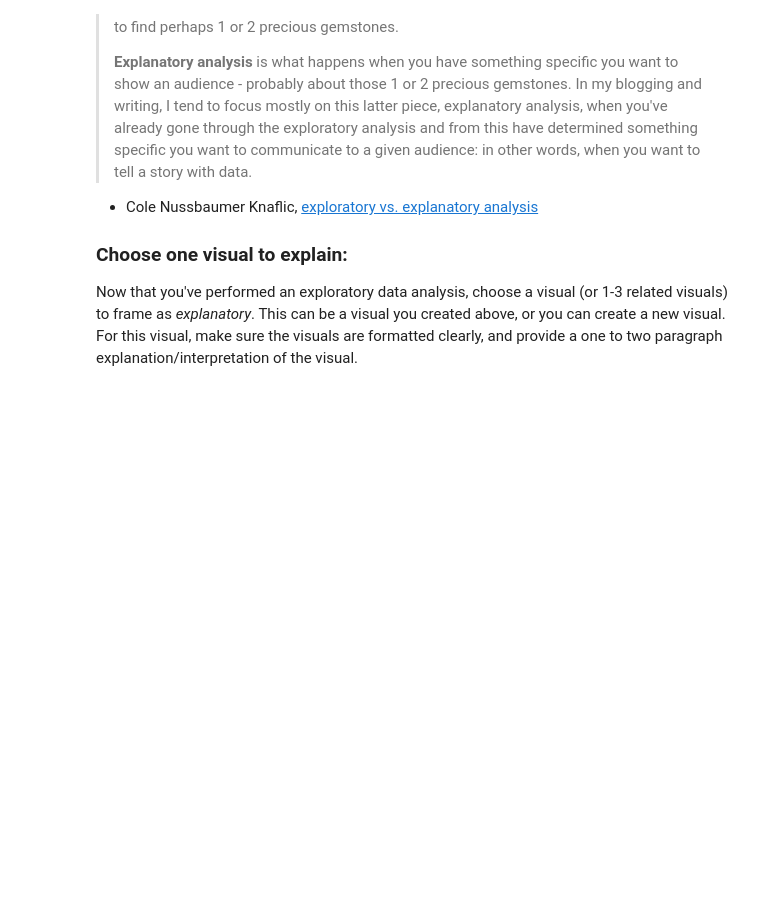
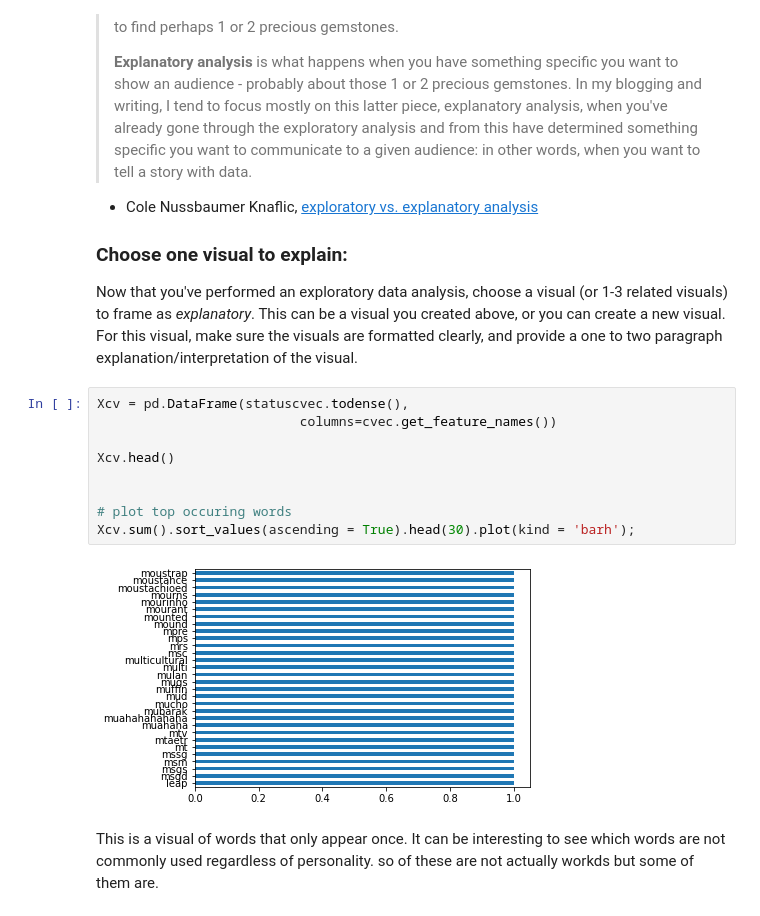
Before and after one commit to DavidMarmor/nlp_classification, a Jupyter notebook: labs/5.02-lab-nlp-eda-master/5.02-lab-nlp-eda-master/starter-code.ipynb, the cells around one changed output. Drawn from its saved outputs; the diff is of its cells as text; blank space fills up the shorter version.

```diff
--- a/labs/5.02-lab-nlp-eda-master/5.02-lab-nlp-eda-master/starter-code.ipynb
+++ b/labs/5.02-lab-nlp-eda-master/5.02-lab-nlp-eda-master/starter-code.ipynb
@@ -456,3 +523,16 @@ The focus here is on "explore" -- you might not find anything of particular inte
 ### Choose one visual to explain:
 
 Now that you've performed an exploratory data analysis, choose a visual (or 1-3 related visuals) to frame as _explanatory_. This can be a visual you created above, or you can create a new visual. For this visual, make sure the visuals are formatted clearly, and provide a one to two paragraph explanation/interpretation of the visual.
+# %%
+Xcv = pd.DataFrame(statuscvec.todense(),
+                          columns=cvec.get_feature_names())
+
+Xcv.head()
+
+
+# plot top occuring words
+Xcv.sum().sort_values(ascending = True).head(30).plot(kind = 'barh');
+# %% [output]
+[figure, added]
+# %% [markdown]
+This is a visual of words that only appear once. It can be interesting to see which words are not commonly used regardless of personality. so of these are not actually workds but some of them are.
```
Also changed, not shown: parts of 15 cells of this notebook.
